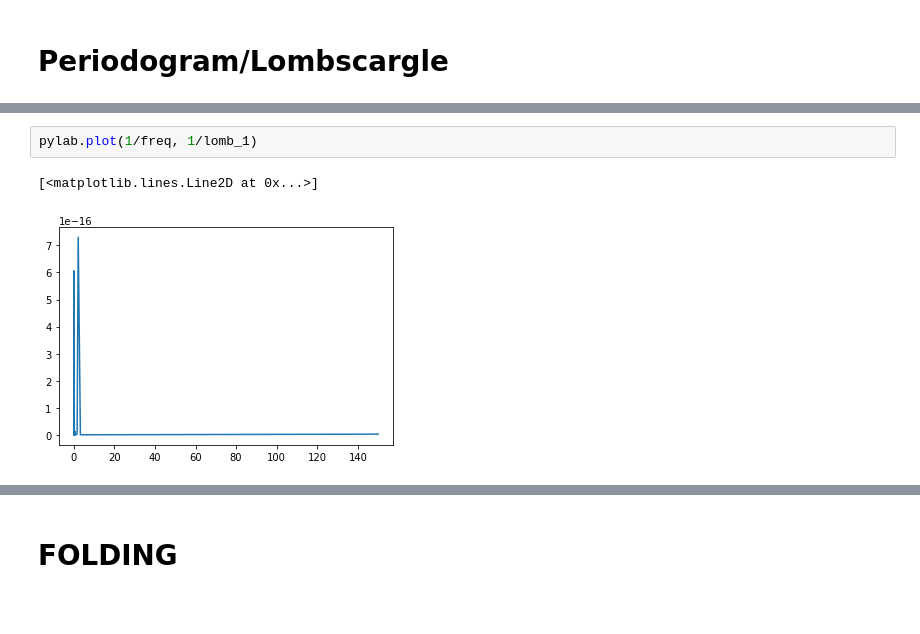
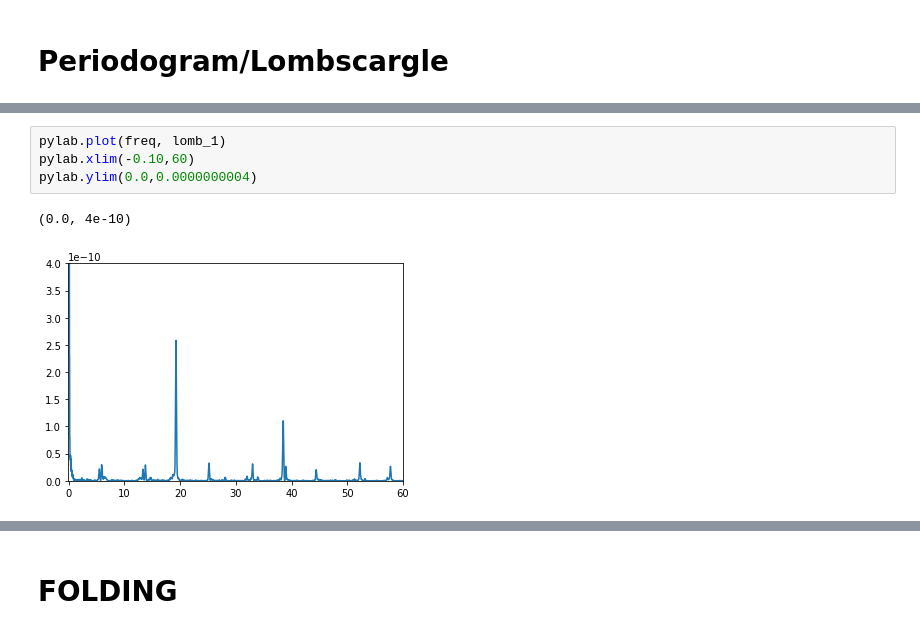
Before and after one commit to nathanmeagher/PH30116, a Jupyter notebook: COURSEWORK.ipynb, the cells around one changed output, grey strips where cells are left out. Saved outputs shown, nothing was run; the diff lists cells and outputs as text.

```diff
--- a/COURSEWORK.ipynb
+++ b/COURSEWORK.ipynb
@@ -488,5 +527,7 @@ pylab.plot(freq, 1/lomb_1)
-# %%
-pylab.plot(1/freq, 1/lomb_1)
-# %% [output]
-[<matplotlib.lines.Line2D at 0x...>]
-[figure, removed]
+# %%
+pylab.plot(freq, lomb_1)
+pylab.xlim(-0.10,60)
+pylab.ylim(0.0,0.0000000004)
+# %% [output]
+(0.0, 4e-10)
+[figure, added]
```
Also changed, not shown: parts of 15 cells of this notebook, 5 other files.
